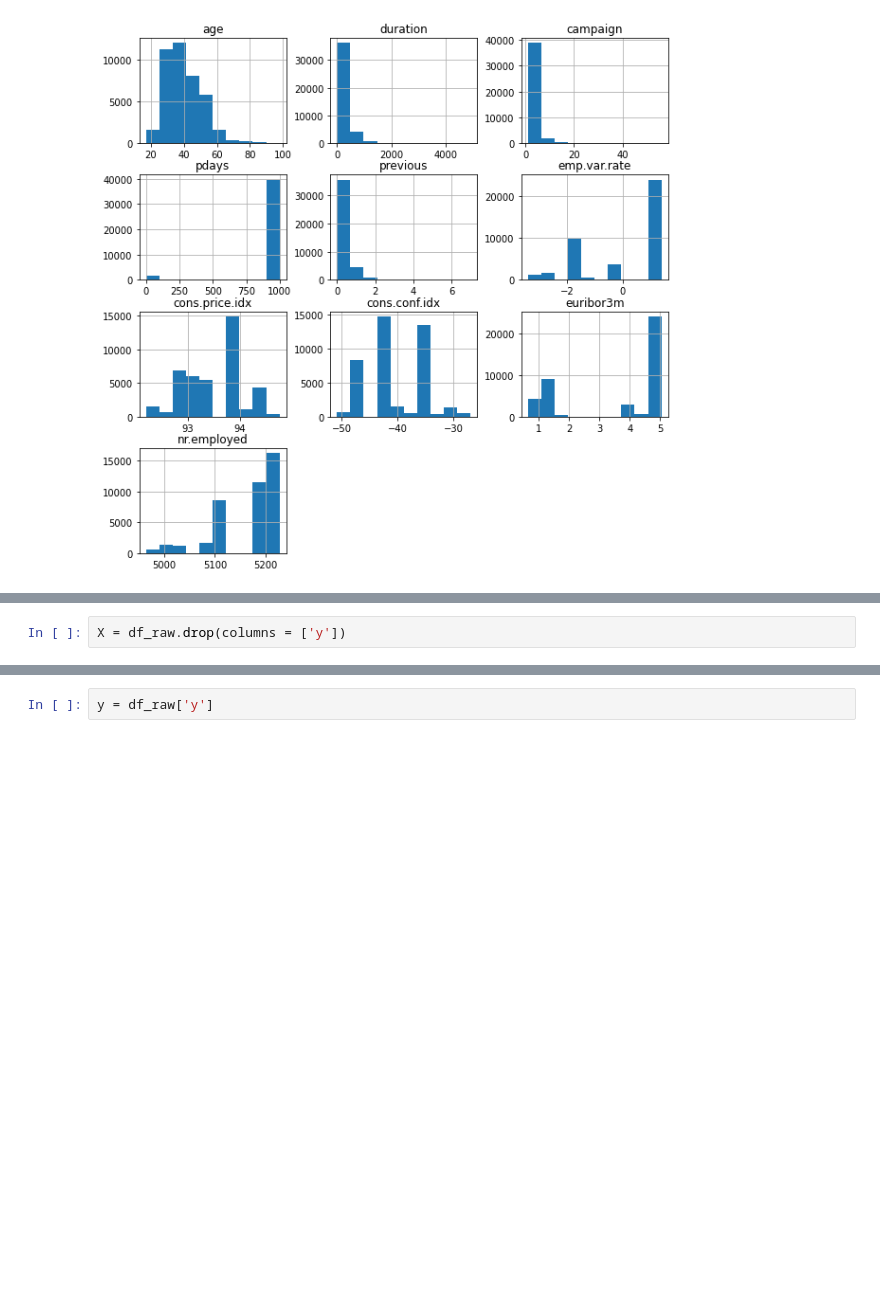
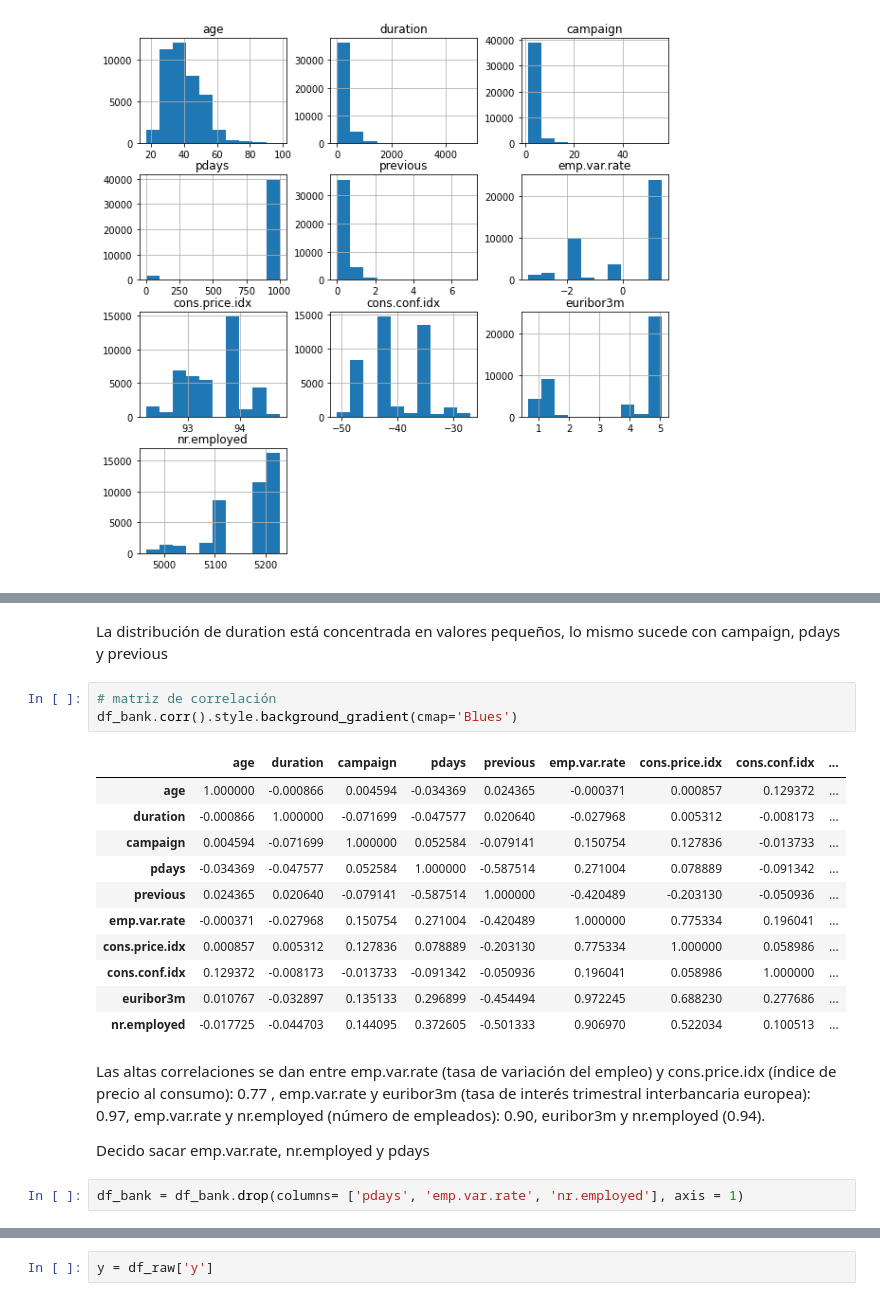
Before and after one commit to RominaGonella/Logistic-Regression-Project-Tutorial, a Jupyter notebook: src/explore.ipynb, the cells around one changed output, grey strips where cells are left out. Cells and saved outputs as stored; diff of their text form; blank space fills up the shorter version.

```diff
--- a/src/explore.ipynb
+++ b/src/explore.ipynb
@@ -399,2 +406,23 @@ ValueError: boxplot method requires numerical columns, nothing to plot.
-# %%
-X = df_raw.drop(columns = ['y'])
+# %% [markdown]
+La distribución de duration está concentrada en valores pequeños, lo mismo sucede con campaign, pdays y previous
+# %%
+# matriz de correlación
+df_bank.corr().style.background_gradient(cmap='Blues')
+# %% [output]
+|  | age | duration | campaign | pdays | previous | emp.var.rate | cons.price.idx | cons.conf.idx | ... |
+| age | 1.000000 | -0.000866 | 0.004594 | -0.034369 | 0.024365 | -0.000371 | 0.000857 | 0.129372 | ... |
+| duration | -0.000866 | 1.000000 | -0.071699 | -0.047577 | 0.020640 | -0.027968 | 0.005312 | -0.008173 | ... |
+| campaign | 0.004594 | -0.071699 | 1.000000 | 0.052584 | -0.079141 | 0.150754 | 0.127836 | -0.013733 | ... |
+| pdays | -0.034369 | -0.047577 | 0.052584 | 1.000000 | -0.587514 | 0.271004 | 0.078889 | -0.091342 | ... |
+| previous | 0.024365 | 0.020640 | -0.079141 | -0.587514 | 1.000000 | -0.420489 | -0.203130 | -0.050936 | ... |
+| emp.var.rate | -0.000371 | -0.027968 | 0.150754 | 0.271004 | -0.420489 | 1.000000 | 0.775334 | 0.196041 | ... |
+| cons.price.idx | 0.000857 | 0.005312 | 0.127836 | 0.078889 | -0.203130 | 0.775334 | 1.000000 | 0.058986 | ... |
+| cons.conf.idx | 0.129372 | -0.008173 | -0.013733 | -0.091342 | -0.050936 | 0.196041 | 0.058986 | 1.000000 | ... |
+| euribor3m | 0.010767 | -0.032897 | 0.135133 | 0.296899 | -0.454494 | 0.972245 | 0.688230 | 0.277686 | ... |
+| nr.employed | -0.017725 | -0.044703 | 0.144095 | 0.372605 | -0.501333 | 0.906970 | 0.522034 | 0.100513 | ... |
+# %% [markdown]
+Las altas correlaciones se dan entre emp.var.rate (tasa de variación del empleo) y cons.price.idx (índice de precio al consumo): 0.77 , emp.var.rate y euribor3m (tasa de interés trimestral interbancaria europea): 0.97, emp.var.rate y nr.employed (número de empleados): 0.90, euribor3m y nr.employed (0.94).
+
+Decido sacar emp.var.rate, nr.employed y pdays
+# %%
+df_bank = df_bank.drop(columns= ['pdays', 'emp.var.rate', 'nr.employed'], axis = 1)
```
Also changed, not shown: parts of 18 cells of this notebook.
